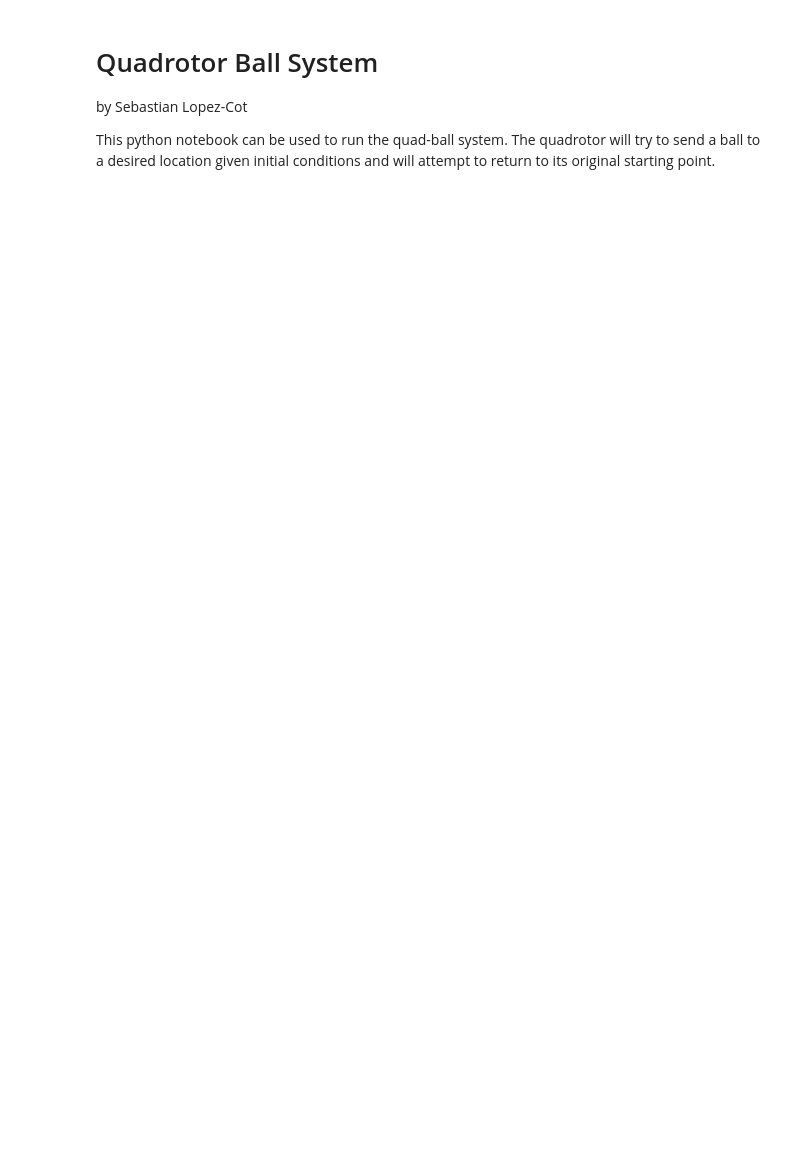
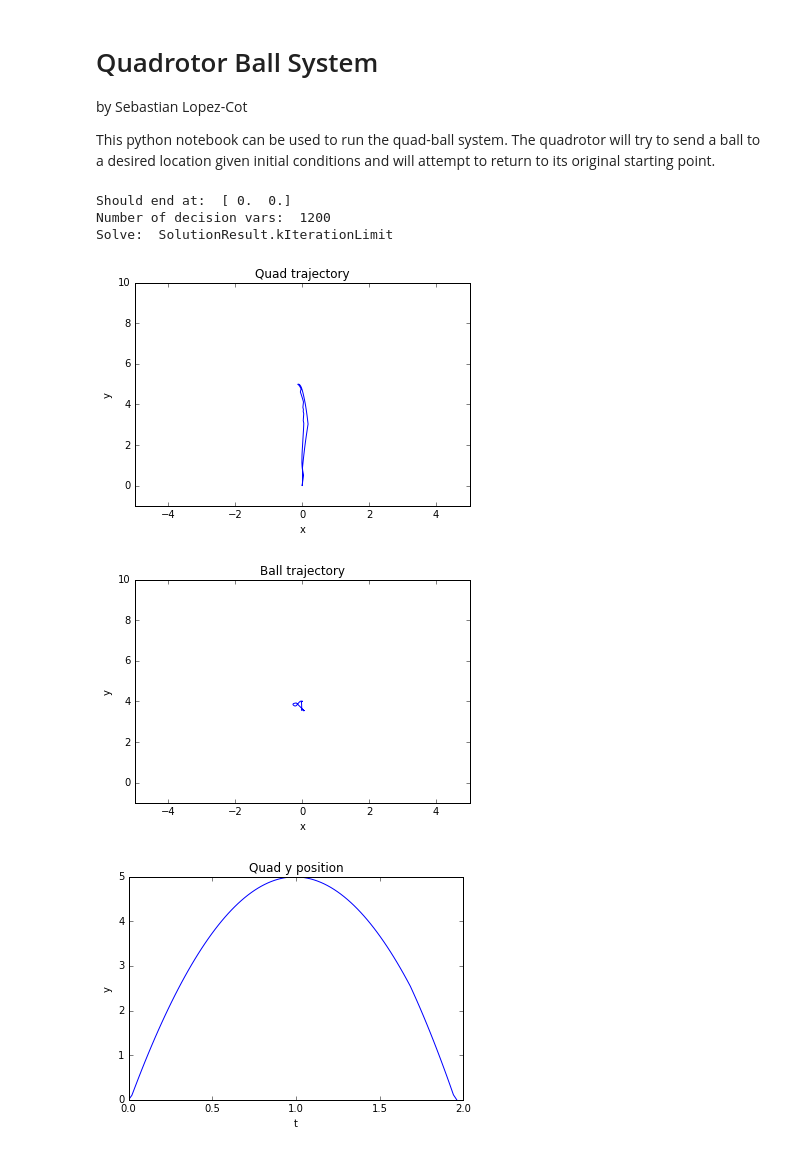
Before and after one commit to sebLopezCot/Quadrotor-Juggling, a Jupyter notebook: quad_ball.ipynb, the cells around one changed output. Drawn from its saved outputs; the diff is of its cells as text; code cells hidden in the pictures; blank space fills up the shorter version.

Commit message:
Quad ball system generates a somewhat reasonable trajectory for y axis only

```diff
--- a/quad_ball.ipynb
+++ b/quad_ball.ipynb
@@ -20,7 +20,7 @@ from quad_ball_system import (BallQuadSystem, SystemVisualizer)
 
 # Define the min and max time for the problem
 min_time = 1.0
-max_time = 3.0
+max_time = 5.0
 
 # Quad initial conditions
 initial_quad_state = np.zeros(6)
@@ -32,51 +32,98 @@ initial_quad_state[4] = 0.0
 initial_quad_state[5] = 0.0
 
 final_quad_state = np.zeros(6)
-final_quad_state[0] = np.random.choice(np.arange(-4.0, 4.0, 0.1))
-final_quad_state[1] = np.random.choice(np.arange(1.0, 4.0, 0.1))
+final_quad_state[0] = 0.0 #np.random.choice(np.arange(-4.0, 4.0, 0.1))
+final_quad_state[1] = 0.0 #np.random.choice(np.arange(1.0, 2.0, 0.1))
 final_quad_state[2] = 0.0
 final_quad_state[3] = 0.0
 final_quad_state[4] = 0.0
 final_quad_state[5] = 0.0
 
+print "Should end at: ", final_quad_state[0:2]
+
 # Ball initial conditions (launched)
 vlaunch = 11.5
 theta = 60.0 * np.pi / 180.0
 
+#initial_ball_state = np.zeros(4)
+#initial_ball_state[0] = -2.0*(vlaunch)**2 * np.sin(theta) * np.cos(theta) / 9.81
+#initial_ball_state[1] = 0.0
+#initial_ball_state[2] = vlaunch * np.cos(theta)
+#initial_ball_state[3] = vlaunch * np.sin(theta)
+
 initial_ball_state = np.zeros(4)
-initial_ball_state[0] = -2.0*(vlaunch)**2 * np.sin(theta) * np.cos(theta) / 9.81
-initial_ball_state[1] = 0.0
-initial_ball_state[2] = vlaunch * np.cos(theta)
-initial_ball_state[3] = vlaunch * np.sin(theta)
+initial_ball_state[0] = 0.0
+initial_ball_state[1] = 4.0
+initial_ball_state[2] = 0.0
+initial_ball_state[3] = 0.0
 
 # Ball final state conditions
 final_ball_state = np.copy(initial_ball_state)
-final_ball_state[2:4] *= -1.0
+#final_ball_state[2:4] *= -1.0
 
 # System params
 quad_mass = 0.1
 g = -9.81
 beta = 1.0
 
 # Run the solver
 bqs = BallQuadSystem(quad_mass, g, beta)
-quad_traj, ball_traj, input_traj = bqs.solve(initial_quad_state, final_quad_state, initial_ball_state, final_ball_state, min_time, max_time)
+quad_traj, ball_traj, input_traj, time_array = bqs.solve(initial_quad_state, final_quad_state, initial_ball_state, final_ball_state, min_time, max_time)
 
 # Visualize the results
 plt.figure()
 plt.title("Quad trajectory")
 plt.xlabel("x")
 plt.ylabel("y")
 plt.xlim(-5,5)
-plt.ylim(-5,5)
+plt.ylim(-1,10)
 plt.plot(quad_traj[:,0], quad_traj[:,1])
 plt.show()
 
 plt.figure()
 plt.title("Ball trajectory")
 plt.xlabel("x")
 plt.ylabel("y")
-plt.scatter(ball_traj[:,0], ball_traj[:,1])
+plt.xlim(-5,5)
+plt.ylim(-1,10)
+plt.plot(ball_traj[:,0], ball_traj[:,1])
 plt.show()
 
-print input_traj[:,0:2]
+assert(time_array[0:100].shape == ball_traj[:,1].shape)
+
+plt.figure()
+plt.title("Quad y position")
+plt.xlabel("t")
+plt.ylabel("y")
+plt.plot(time_array[0:100], quad_traj[:,1])
+plt.show()
+
+plt.figure()
+plt.title("Quad y velocity")
+plt.xlabel("t")
+plt.ylabel("y")
+plt.plot(time_array[0:100], quad_traj[:,4])
+plt.show()
+
+plt.figure()
+plt.title("Ball y position")
+plt.xlabel("t")
+plt.ylabel("y")
+plt.plot(time_array[0:100], ball_traj[:,1])
+plt.show()
+
+plt.figure()
+plt.title("Ball y velocity")
+plt.xlabel("t")
+plt.ylabel("y")
+plt.plot(time_array[0:100], ball_traj[:,3])
+plt.show()
+
+print input_traj
+# %% [output]
+Should end at:  [ 0.  0.]
+Number of decision vars:  1200
+Solve:  SolutionResult.kIterationLimit
+[figure, added]
+[figure, added]
+[figure, added]
```
Also changed, not shown: parts of 1 cell of this notebook, 1 other file.
